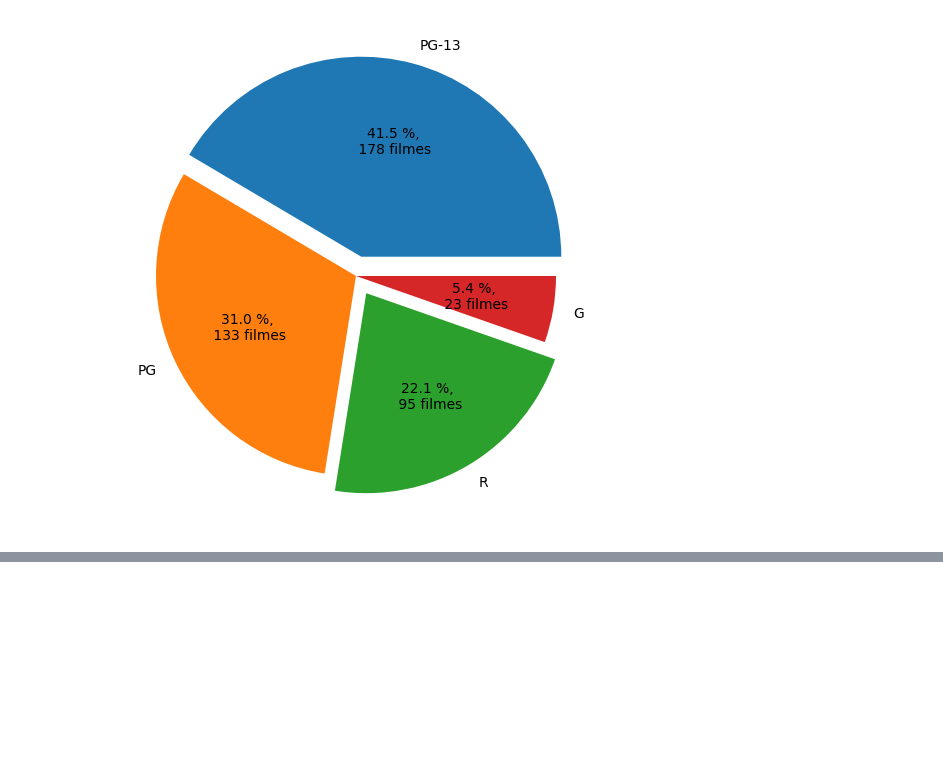
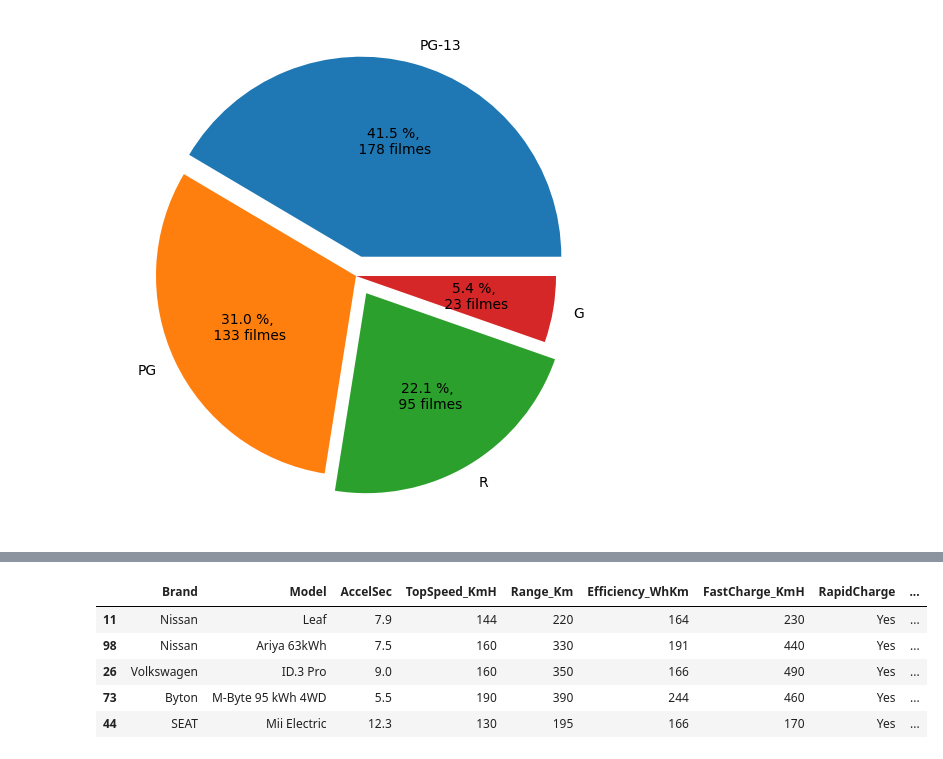
Before and after one commit to fitlemon/python_for_ds, a Jupyter notebook: Module7/8_data_visual_mipt.ipynb, the cells around one changed output, grey strips where cells are left out. Cells and saved outputs as stored; diff of their text form; code cells hidden in the pictures; blank space fills up the shorter version.

```diff
--- a/Module7/8_data_visual_mipt.ipynb
+++ b/Module7/8_data_visual_mipt.ipynb
@@ -105,0 +128,9 @@ axes.pie(
+# %%
+df.sample(5)
+# %% [output]
+|  | Brand | Model | AccelSec | TopSpeed_KmH | Range_Km | Efficiency_WhKm | FastCharge_KmH | RapidCharge | ... |
+| 11 | Nissan | Leaf | 7.9 | 144 | 220 | 164 | 230 | Yes | ... |
+| 98 | Nissan | Ariya 63kWh | 7.5 | 160 | 330 | 191 | 440 | Yes | ... |
+| 26 | Volkswagen | ID.3 Pro | 9.0 | 160 | 350 | 166 | 490 | Yes | ... |
+| 73 | Byton | M-Byte 95 kWh 4WD | 5.5 | 190 | 390 | 244 | 460 | Yes | ... |
+| 44 | SEAT | Mii Electric | 12.3 | 130 | 195 | 166 | 170 | Yes | ... |
```
Also changed, not shown: parts of 8 cells of this notebook, 6 other files.
